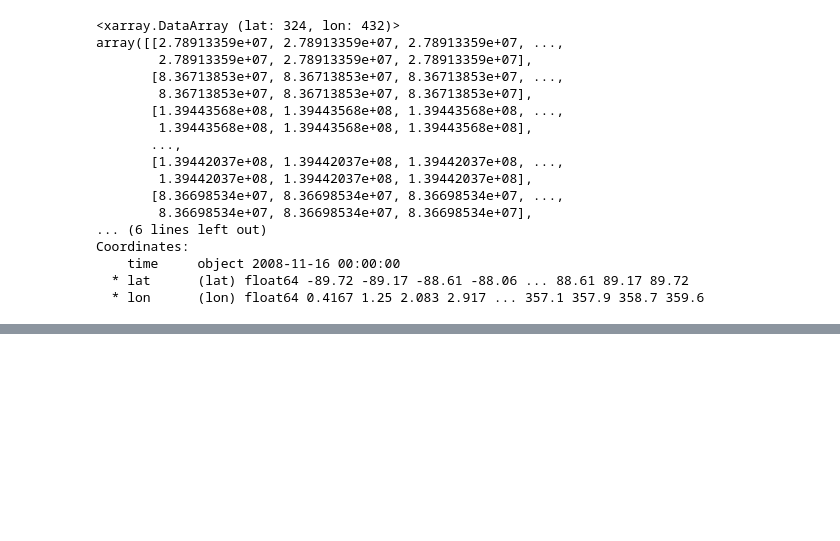
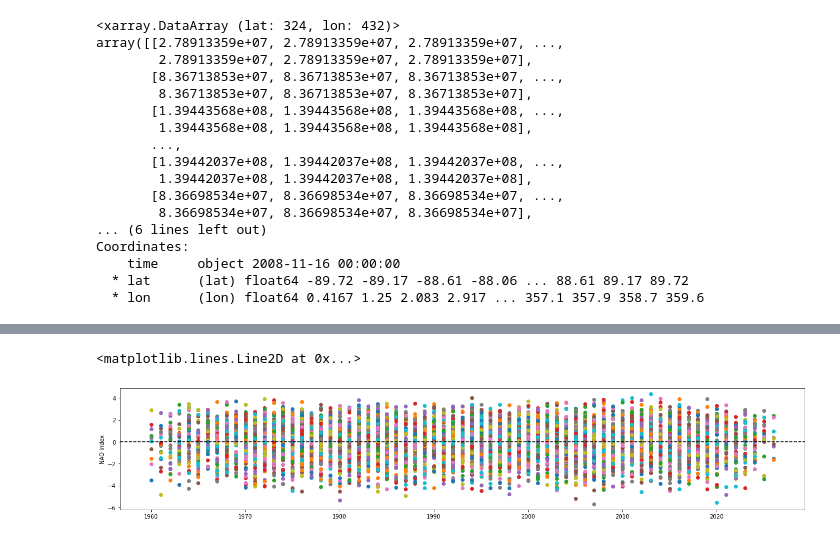
Before and after one commit to hmkhatri/AMOC_Variability_DePreSys_MET, a Jupyter notebook: Notebooks/Quick_Checks/07_Check_NAO_compute.ipynb, the cells around one changed output, grey strips where cells are left out. Saved outputs shown, nothing was run; the diff lists cells and outputs as text; code cells hidden in the pictures; blank space fills up the shorter version.

```diff
--- a/Notebooks/Quick_Checks/07_Check_NAO_compute.ipynb
+++ b/Notebooks/Quick_Checks/07_Check_NAO_compute.ipynb
@@ -218,0 +270,12 @@ Coordinates:
+# %%
+NAO = ds_NAO['NAO'].copy()
+tim = ds_NAO['time_val'].isel(start_year=0).drop('start_year')
+NAO = NAO.assign_coords(time=tim)
+
+NAO = NAO.resample(time='QS-DEC').mean('time')
+NAO = NAO.sel(time = NAO['time.season'] == 'DJF')
+
+NAO = NAO.rename({'time': 'lead_year'}).drop('lead_year')
+#NAO = NAO.assign_coords(start_year = ds_anom.start_year)
+
+print(NAO)
@@ -218,0 +300,11 @@ Coordinates:
+# %%
+fig = plt.figure(figsize=[22,4])
+
+for start_year in range(1960, 2017):
+    for r in range (0,10):
+        plt.plot(NAO['lead_year'] + start_year, NAO.isel(r=r).sel(start_year=start_year), 'o')
+plt.ylabel('NAO Index')
+plt.axhline(y=0., ls='--', color='k')
+# %% [output]
+<matplotlib.lines.Line2D at 0x...>
+[figure, added]
```
Also changed, not shown: parts of 5 cells of this notebook.
